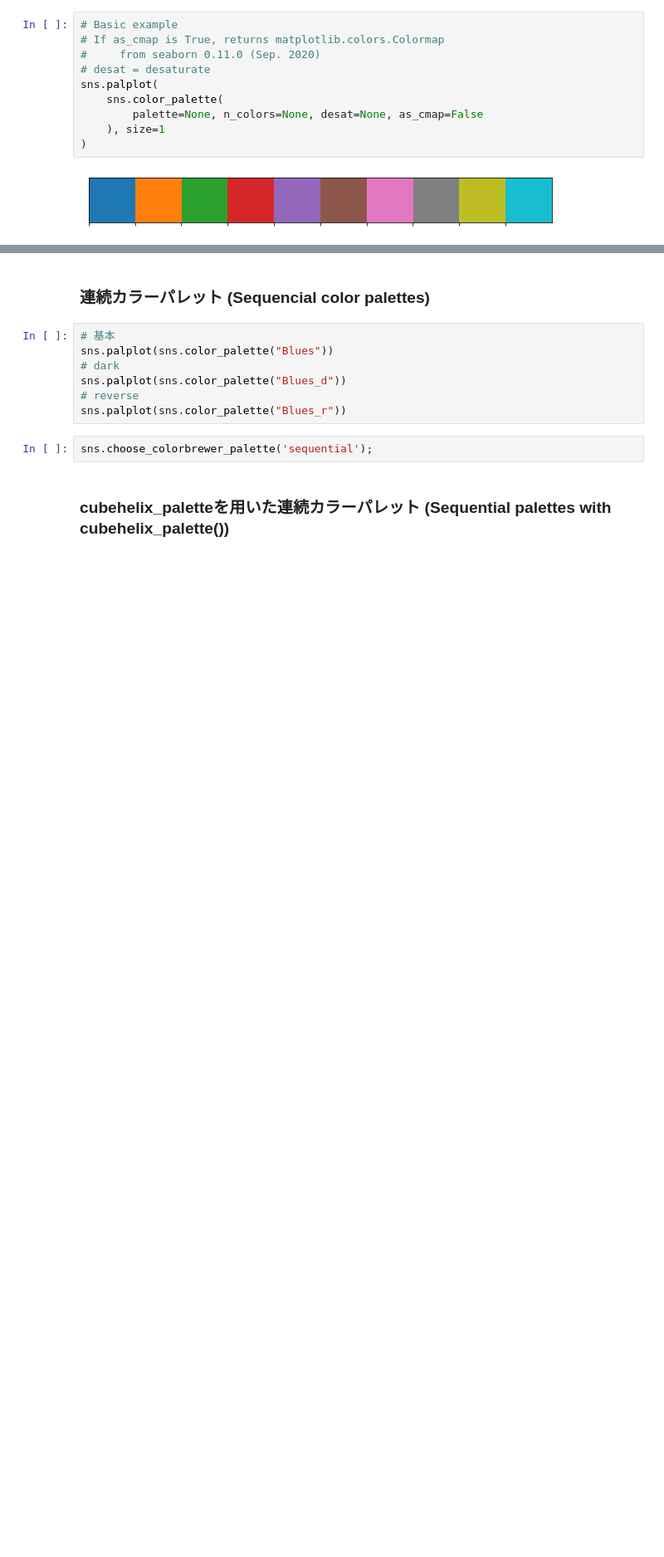
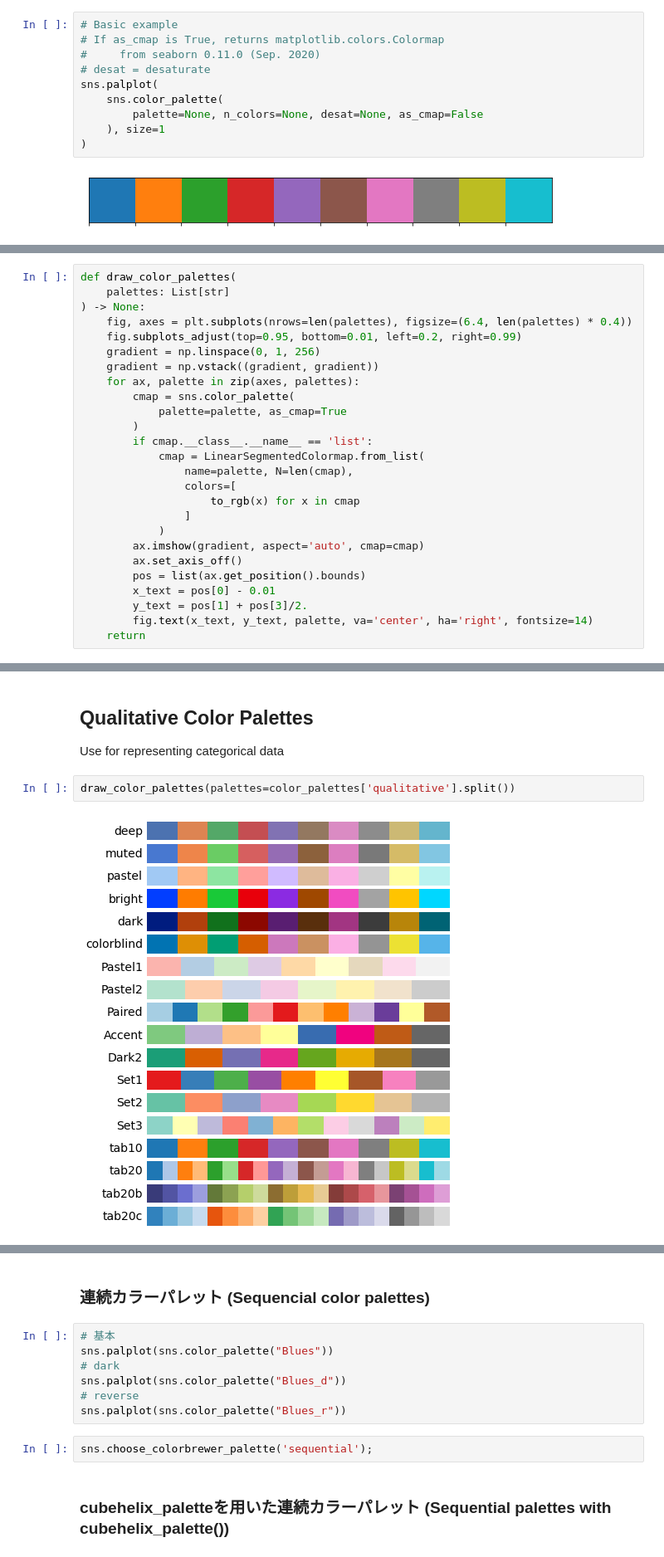
Before and after one commit to tetutaro/seaborn_color_palette, a Jupyter notebook: color_palette.ipynb, the cells around one changed output, grey strips where cells are left out. Shown: that part at 83% size. Drawn from its saved outputs; the diff is of its cells as text; blank space fills up the shorter version.

Commit message:
Qualitative, Cyclic, Perceptually, Monotomically, Diverging

```diff
--- a/color_palette.ipynb
+++ b/color_palette.ipynb
@@ -112,0 +58,26 @@ sns.palplot(sns.husl_palette(), size=1)
+# %%
+def draw_color_palettes(
+    palettes: List[str]
+) -> None:
+    fig, axes = plt.subplots(nrows=len(palettes), figsize=(6.4, len(palettes) * 0.4))
+    fig.subplots_adjust(top=0.95, bottom=0.01, left=0.2, right=0.99)
+    gradient = np.linspace(0, 1, 256)
+    gradient = np.vstack((gradient, gradient))
+    for ax, palette in zip(axes, palettes):
+        cmap = sns.color_palette(
+            palette=palette, as_cmap=True
+        )
+        if cmap.__class__.__name__ == 'list':
+            cmap = LinearSegmentedColormap.from_list(
+                name=palette, N=len(cmap),
+                colors=[
+                    to_rgb(x) for x in cmap
+                ]
+            )
+        ax.imshow(gradient, aspect='auto', cmap=cmap)
+        ax.set_axis_off()
+        pos = list(ax.get_position().bounds)
+        x_text = pos[0] - 0.01
+        y_text = pos[1] + pos[3]/2.
+        fig.text(x_text, y_text, palette, va='center', ha='right', fontsize=14)
+    return
@@ -112,0 +129,8 @@ sns.palplot(sns.husl_palette(), size=1)
+# %% [markdown]
+## Qualitative Color Palettes
+
+Use for representing categorical data
+# %%
+draw_color_palettes(palettes=color_palettes['qualitative'].split())
+# %% [output]
+[figure, added]
```
Also changed, not shown: parts of 33 cells of this notebook.
